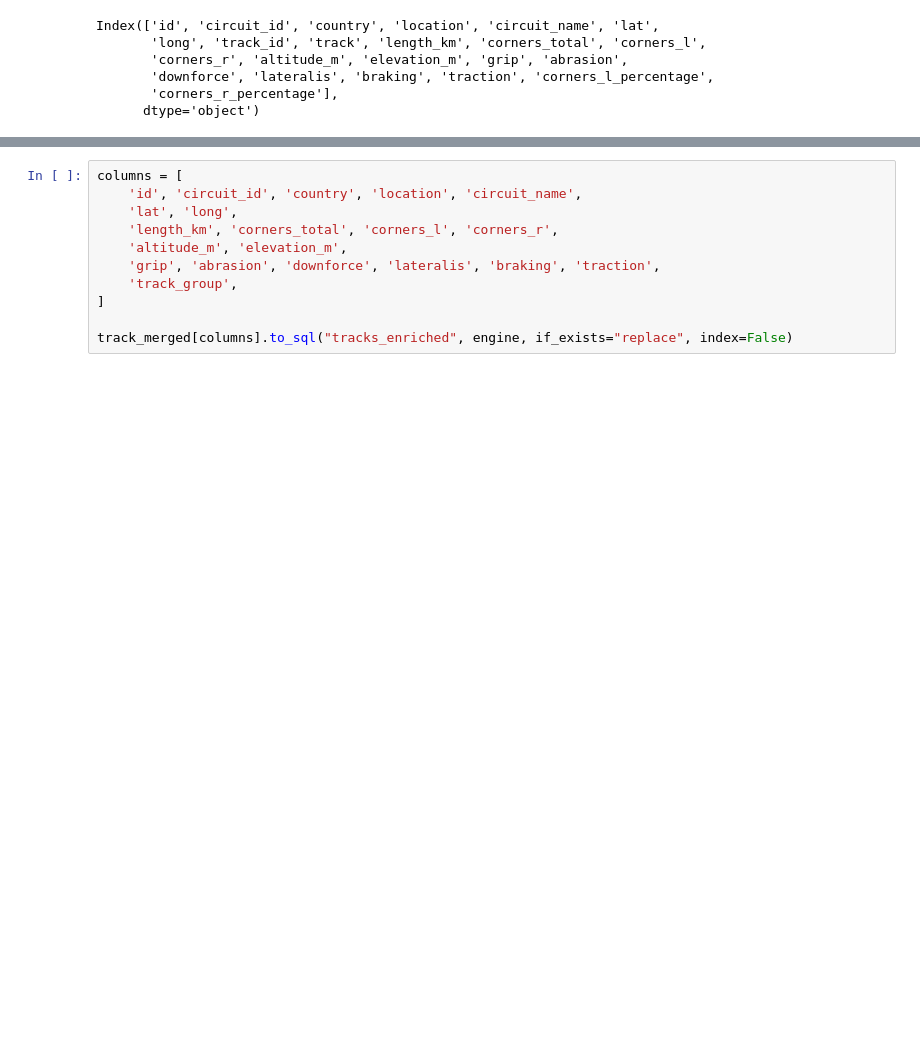
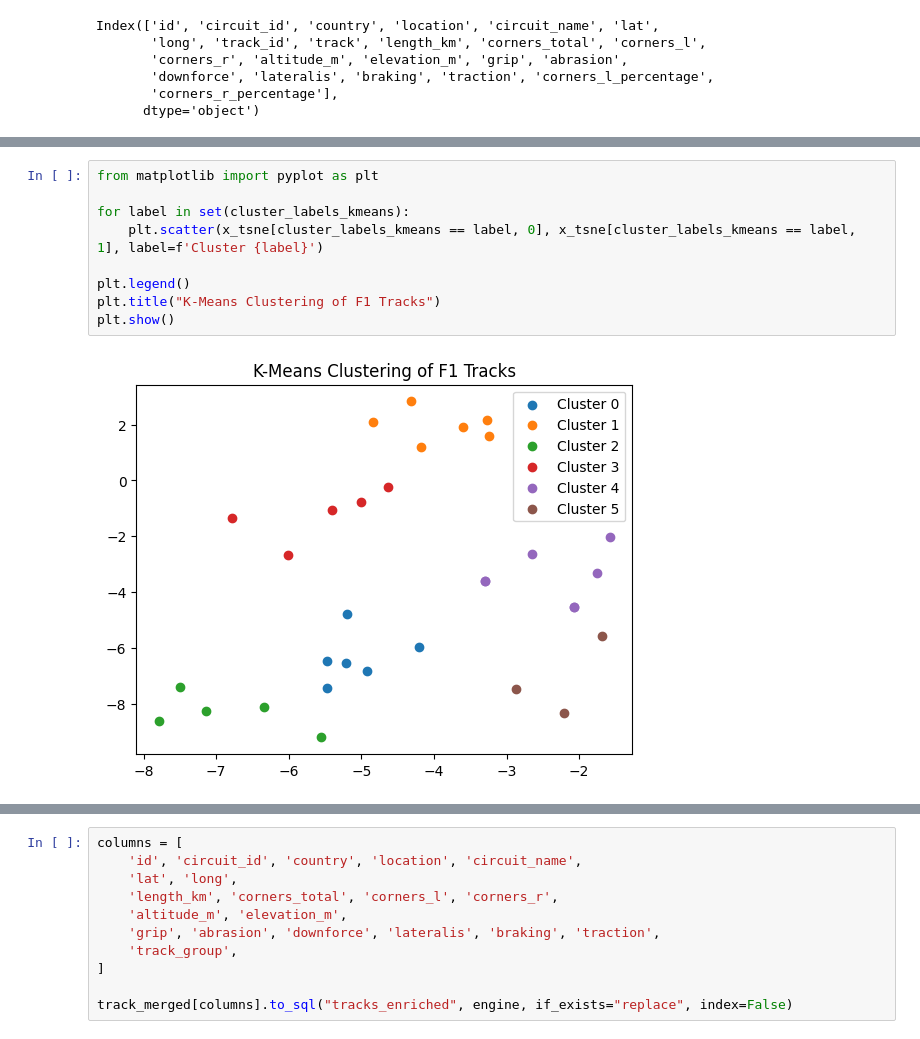
Before and after one commit to maximakhmin/f1pace, a Jupyter notebook: parser/track_parser.ipynb, the cells around one changed output, grey strips where cells are left out. Drawn from its saved outputs; the diff is of its cells as text; blank space fills up the shorter version.

```diff
--- a/parser/track_parser.ipynb
+++ b/parser/track_parser.ipynb
@@ -251 +357,12 @@ plt.show()
+# %%
+from matplotlib import pyplot as plt
+
+for label in set(cluster_labels_kmeans):
+    plt.scatter(x_tsne[cluster_labels_kmeans == label, 0], x_tsne[cluster_labels_kmeans == label, 1], label=f'Cluster {label}')
+
+plt.legend()
+plt.title("K-Means Clustering of F1 Tracks")
+plt.show()
+# %% [output]
+[figure, added]
 # %%
```
Also changed, not shown: parts of 11 cells of this notebook.
